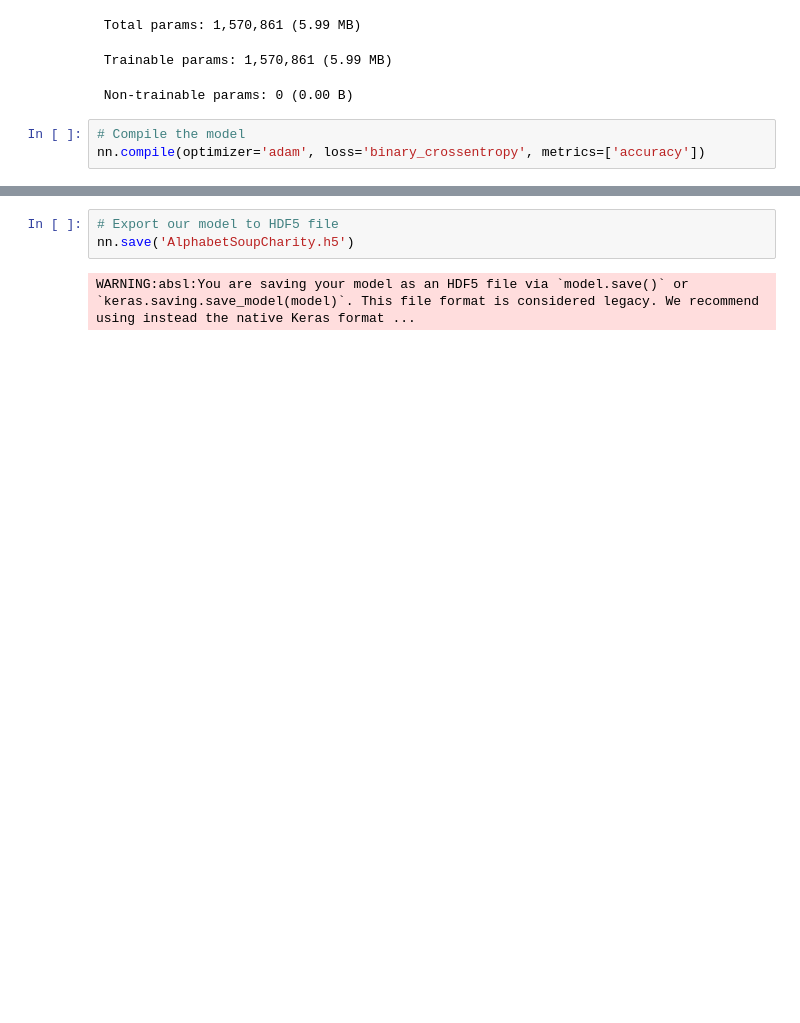
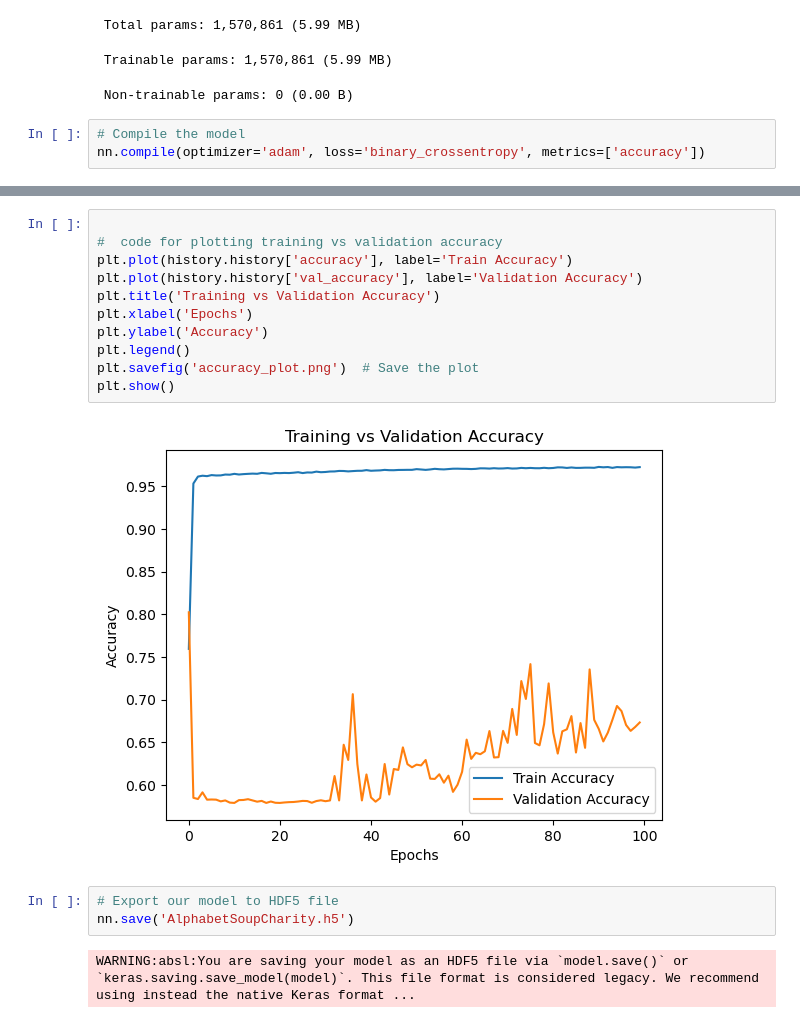
Before and after one commit to Anupreet02/deep-learning-challenge, a Jupyter notebook: Starter_Code/Starter_Code.ipynb, the cells around one changed output, grey strips where cells are left out. Drawn from its saved outputs; the diff is of its cells as text; blank space fills up the shorter version.

```diff
--- a/Starter_Code/Starter_Code.ipynb
+++ b/Starter_Code/Starter_Code.ipynb
@@ -321,3 +312,16 @@ Loss: 0.9353904128074646, Accuracy: 0.7135568261146545
+# %%
+
+#  code for plotting training vs validation accuracy
+plt.plot(history.history['accuracy'], label='Train Accuracy')
+plt.plot(history.history['val_accuracy'], label='Validation Accuracy')
+plt.title('Training vs Validation Accuracy')
+plt.xlabel('Epochs')
+plt.ylabel('Accuracy')
+plt.legend()
+plt.savefig('accuracy_plot.png')  # Save the plot
+plt.show()
+# %% [output]
+[figure, added]
 # %%
 # Export our model to HDF5 file
 nn.save('AlphabetSoupCharity.h5')
```
Also changed, not shown: parts of 5 cells of this notebook, 5 other files.
